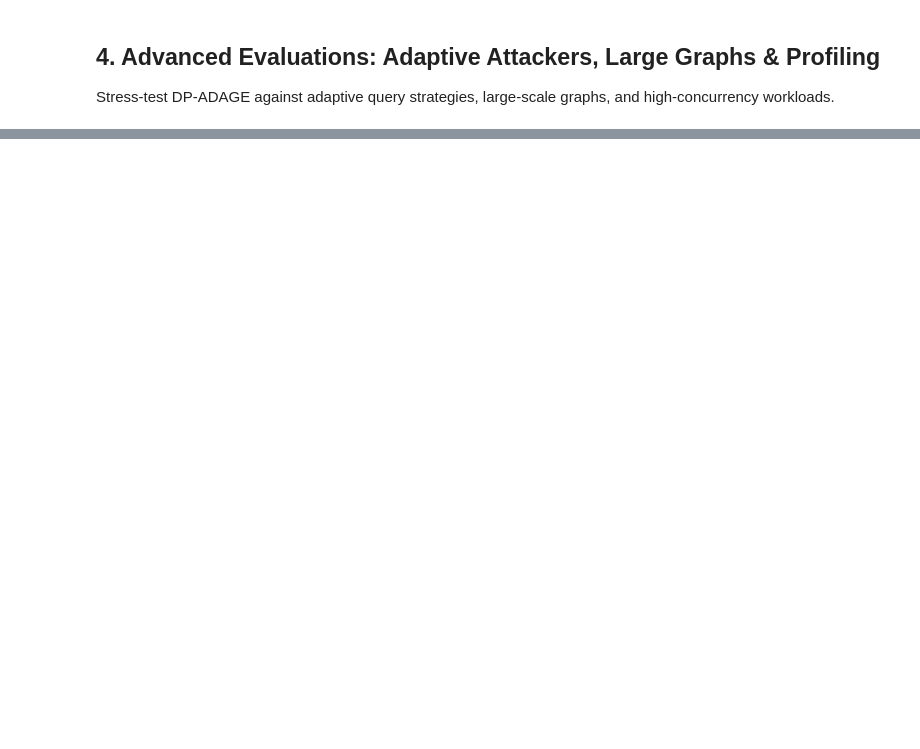
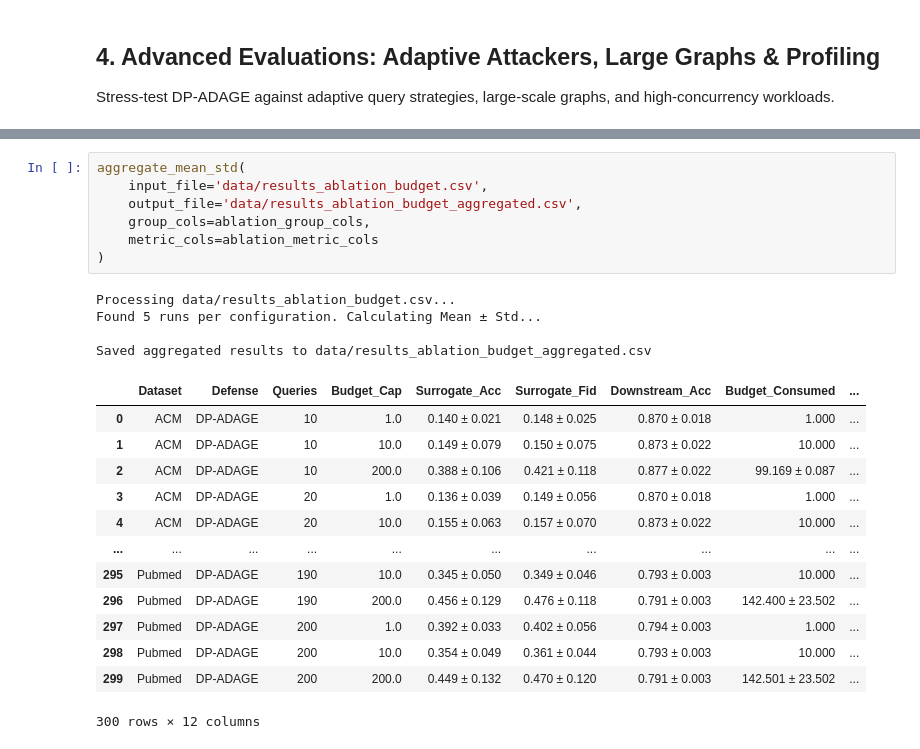
Before and after one commit to jboussouf/DP-ADAGE-Differentially-Private-Active-Defenses-Against-GNN-Extraction, a Jupyter notebook: run_DP_ADAGE.ipynb, the cells around one changed output, grey strips where cells are left out. Saved outputs shown, nothing was run; the diff lists cells and outputs as text; blank space fills up the shorter version.

```diff
--- a/run_DP_ADAGE.ipynb
+++ b/run_DP_ADAGE.ipynb
@@ -142,0 +357,25 @@ Generate publication-quality figures and plots from the logged experimental resu
+# %%
+aggregate_mean_std(
+    input_file='data/results_ablation_budget.csv',
+    output_file='data/results_ablation_budget_aggregated.csv',
+    group_cols=ablation_group_cols,
+    metric_cols=ablation_metric_cols
+)
+# %% [output]
+Processing data/results_ablation_budget.csv...
+Found 5 runs per configuration. Calculating Mean ± Std...
+
+Saved aggregated results to data/results_ablation_budget_aggregated.csv
+|  | Dataset | Defense | Queries | Budget_Cap | Surrogate_Acc | Surrogate_Fid | Downstream_Acc | Budget_Consumed | ... |
+| 0 | ACM | DP-ADAGE | 10 | 1.0 | 0.140 ± 0.021 | 0.148 ± 0.025 | 0.870 ± 0.018 | 1.000 | ... |
+| 1 | ACM | DP-ADAGE | 10 | 10.0 | 0.149 ± 0.079 | 0.150 ± 0.075 | 0.873 ± 0.022 | 10.000 | ... |
+| 2 | ACM | DP-ADAGE | 10 | 200.0 | 0.388 ± 0.106 | 0.421 ± 0.118 | 0.877 ± 0.022 | 99.169 ± 0.087 | ... |
+| 3 | ACM | DP-ADAGE | 20 | 1.0 | 0.136 ± 0.039 | 0.149 ± 0.056 | 0.870 ± 0.018 | 1.000 | ... |
+| 4 | ACM | DP-ADAGE | 20 | 10.0 | 0.155 ± 0.063 | 0.157 ± 0.070 | 0.873 ± 0.022 | 10.000 | ... |
+| ... | ... | ... | ... | ... | ... | ... | ... | ... | ... |
+| 295 | Pubmed | DP-ADAGE | 190 | 10.0 | 0.345 ± 0.050 | 0.349 ± 0.046 | 0.793 ± 0.003 | 10.000 | ... |
+| 296 | Pubmed | DP-ADAGE | 190 | 200.0 | 0.456 ± 0.129 | 0.476 ± 0.118 | 0.791 ± 0.003 | 142.400 ± 23.502 | ... |
+| 297 | Pubmed | DP-ADAGE | 200 | 1.0 | 0.392 ± 0.033 | 0.402 ± 0.056 | 0.794 ± 0.003 | 1.000 | ... |
+| 298 | Pubmed | DP-ADAGE | 200 | 10.0 | 0.354 ± 0.049 | 0.361 ± 0.044 | 0.793 ± 0.003 | 10.000 | ... |
+| 299 | Pubmed | DP-ADAGE | 200 | 200.0 | 0.449 ± 0.132 | 0.470 ± 0.120 | 0.791 ± 0.003 | 142.501 ± 23.502 | ... |
+300 rows × 12 columns
```
Also changed, not shown: parts of 18 cells of this notebook, 14 other files.
